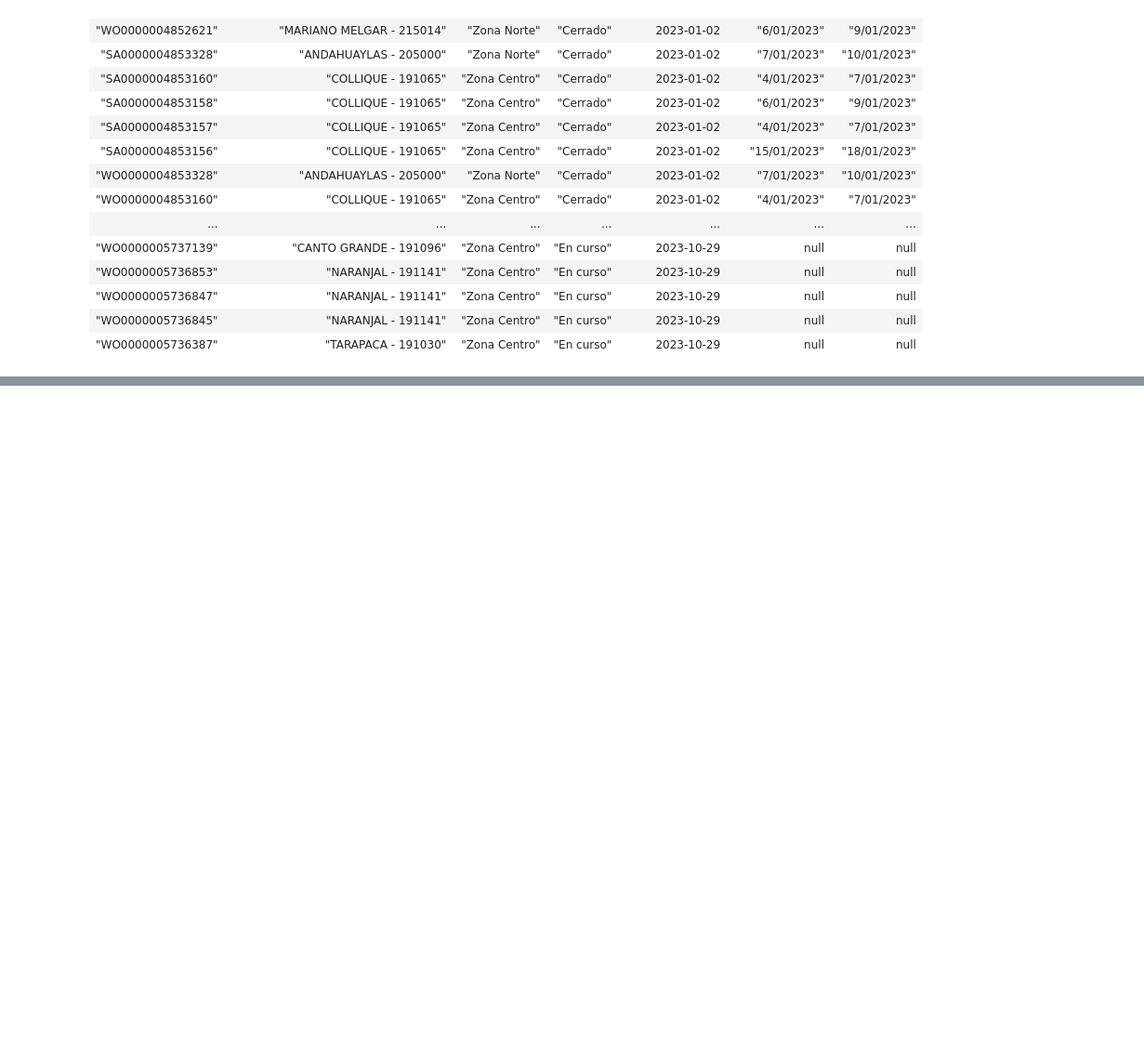
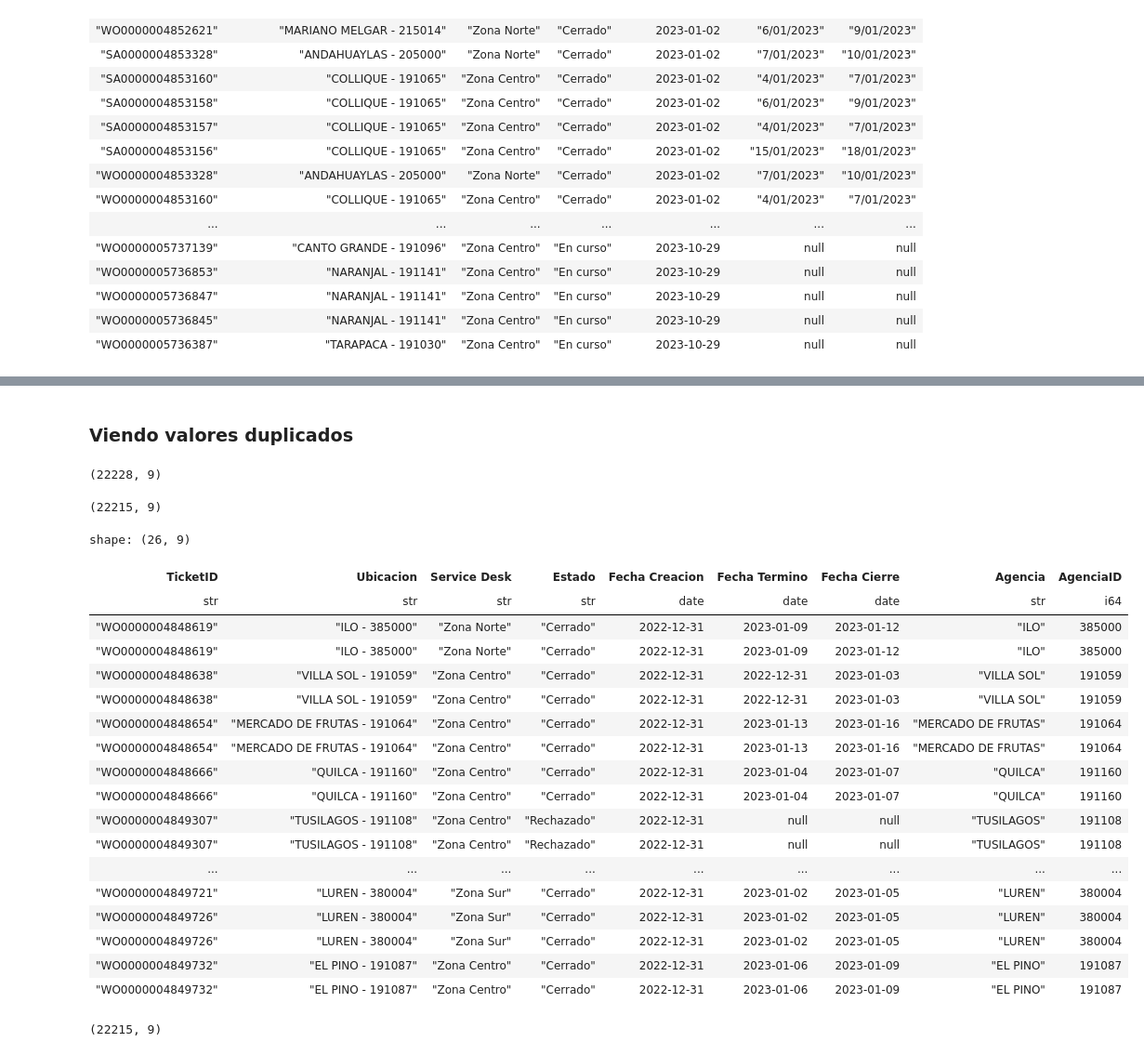
Before and after one commit to ajespinoza2024/Python-for-ETL-E1, a Jupyter notebook: Proceso ETL.ipynb, the cells around one changed output, grey strips where cells are left out. Shown at 93% size. Saved outputs shown, nothing was run; the diff lists cells and outputs as text; code cells hidden in the pictures; blank space fills up the shorter version.

```diff
--- a/Proceso ETL.ipynb
+++ b/Proceso ETL.ipynb
@@ -106,0 +155,2 @@ shape: (13_050, 7)
+# %%
+actual = actual.rename({'Numero Ticket': 'TicketID'})
@@ -106,0 +179,5 @@ shape: (13_050, 7)
+# %%
+# Consolidando dos dataFrames (Historico y Actual)
+
+tickets = pl.concat([historico, actual])
+tickets.head()
@@ -106,0 +204,7 @@ shape: (13_050, 7)
+# %%
+tickets = tickets.with_columns(
+    pl.col('Ubicacion')
+    .str.split_exact(' - ', 1)
+    .struct.rename_fields(['Agencia', 'AgenciaID'])
+    .alias('Agencia')
+).unnest('Agencia')
@@ -106,0 +222,44 @@ shape: (13_050, 7)
+# %%
+tickets = tickets.cast({'AgenciaID': pl.Int64})
+# %% [markdown]
+### Viendo valores duplicados
+# %%
+tickets.shape
+# %% [output]
+(22228, 9)
+# %%
+tickets.unique(subset='TicketID').shape
+# %% [output]
+(22215, 9)
+# %%
+tickets.filter(
+    pl.col('TicketID').is_duplicated()
+).sort(by = 'TicketID')
+# %% [output]
+shape: (26, 9)
+| TicketID | Ubicacion | Service Desk | Estado | Fecha Creacion | Fecha Termino | Fecha Cierre | Agencia | AgenciaID |
+| str | str | str | str | date | date | date | str | i64 |
+| "WO0000004848619" | "ILO - 385000" | "Zona Norte" | "Cerrado" | 2022-12-31 | 2023-01-09 | 2023-01-12 | "ILO" | 385000 |
+| "WO0000004848619" | "ILO - 385000" | "Zona Norte" | "Cerrado" | 2022-12-31 | 2023-01-09 | 2023-01-12 | "ILO" | 385000 |
+| "WO0000004848638" | "VILLA SOL - 191059" | "Zona Centro" | "Cerrado" | 2022-12-31 | 2022-12-31 | 2023-01-03 | "VILLA SOL" | 191059 |
+| "WO0000004848638" | "VILLA SOL - 191059" | "Zona Centro" | "Cerrado" | 2022-12-31 | 2022-12-31 | 2023-01-03 | "VILLA SOL" | 191059 |
+| "WO0000004848654" | "MERCADO DE FRUTAS - 191064" | "Zona Centro" | "Cerrado" | 2022-12-31 | 2023-01-13 | 2023-01-16 | "MERCADO DE FRUTAS" | 191064 |
+| "WO0000004848654" | "MERCADO DE FRUTAS - 191064" | "Zona Centro" | "Cerrado" | 2022-12-31 | 2023-01-13 | 2023-01-16 | "MERCADO DE FRUTAS" | 191064 |
+| "WO0000004848666" | "QUILCA - 191160" | "Zona Centro" | "Cerrado" | 2022-12-31 | 2023-01-04 | 2023-01-07 | "QUILCA" | 191160 |
+| "WO0000004848666" | "QUILCA - 191160" | "Zona Centro" | "Cerrado" | 2022-12-31 | 2023-01-04 | 2023-01-07 | "QUILCA" | 191160 |
+| "WO0000004849307" | "TUSILAGOS - 191108" | "Zona Centro" | "Rechazado" | 2022-12-31 | null | null | "TUSILAGOS" | 191108 |
+| "WO0000004849307" | "TUSILAGOS - 191108" | "Zona Centro" | "Rechazado" | 2022-12-31 | null | null | "TUSILAGOS" | 191108 |
+| ... | ... | ... | ... | ... | ... | ... | ... | ... |
+| "WO0000004849721" | "LUREN - 380004" | "Zona Sur" | "Cerrado" | 2022-12-31 | 2023-01-02 | 2023-01-05 | "LUREN" | 380004 |
+| "WO0000004849726" | "LUREN - 380004" | "Zona Sur" | "Cerrado" | 2022-12-31 | 2023-01-02 | 2023-01-05 | "LUREN" | 380004 |
+| "WO0000004849726" | "LUREN - 380004" | "Zona Sur" | "Cerrado" | 2022-12-31 | 2023-01-02 | 2023-01-05 | "LUREN" | 380004 |
+| "WO0000004849732" | "EL PINO - 191087" | "Zona Centro" | "Cerrado" | 2022-12-31 | 2023-01-06 | 2023-01-09 | "EL PINO" | 191087 |
+| "WO0000004849732" | "EL PINO - 191087" | "Zona Centro" | "Cerrado" | 2022-12-31 | 2023-01-06 | 2023-01-09 | "EL PINO" | 191087 |
+# %%
+tickets.unique(
+    subset='TicketID',
+    keep='last',
+    maintain_order=True
+).shape
+# %% [output]
+(22215, 9)
```
Also changed, not shown: parts of 16 cells of this notebook.
